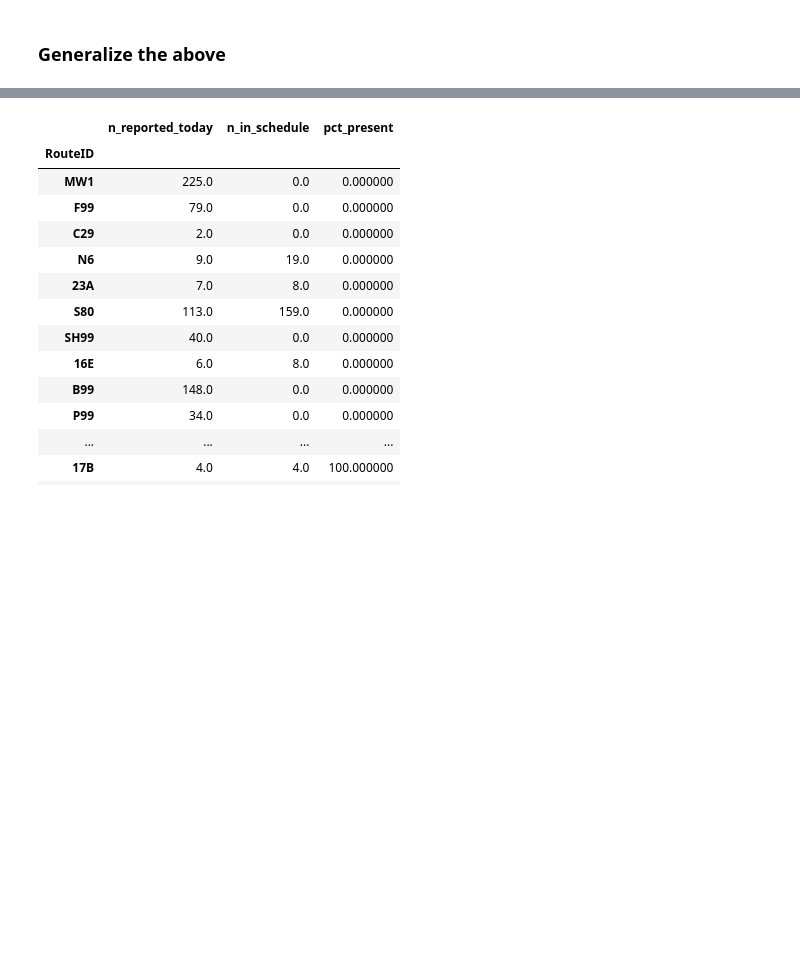
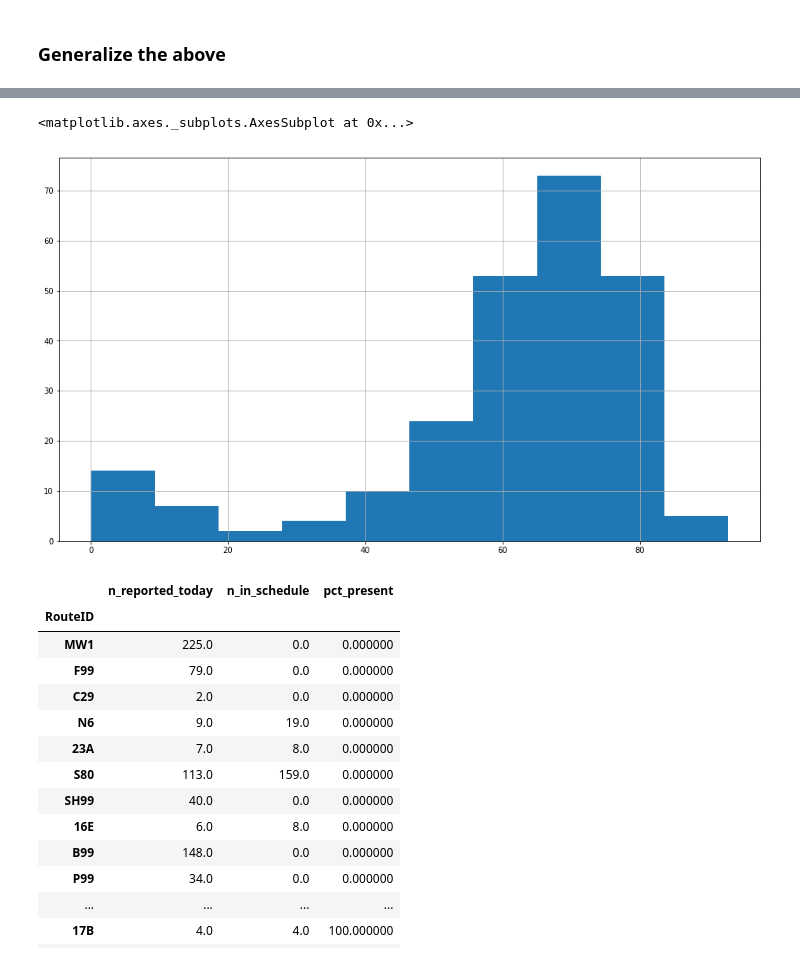
Before and after one commit to cmoscardi/dc_bus_stuff, a Jupyter notebook: inital_analysis.ipynb, the cells around one changed output, grey strips where cells are left out. Drawn from its saved outputs; the diff is of its cells as text; code cells hidden in the pictures; blank space fills up the shorter version.

```diff
--- a/inital_analysis.ipynb
+++ b/inital_analysis.ipynb
@@ -215,3 +220,11 @@ pct_present_report.columns = ["n_reported_today", "n_in_schedule", "pct_present"
+# %%
+pct_present_report["bayes"] = (pct_present_report["pct_present"] * pct_present_report["n_in_schedule"] + 7) /\
+                              (pct_present_report["n_in_schedule"] + 10)
+# %%
+pct_present_report.bayes.hist(figsize=(16, 9))
+# %% [output]
+<matplotlib.axes._subplots.AxesSubplot at 0x...>
+[figure, added]
 # %%
 pd.options.display.max_rows = 250
 pct_present_report.sort_values("pct_present")
```
Also changed, not shown: parts of 1 cell of this notebook.
